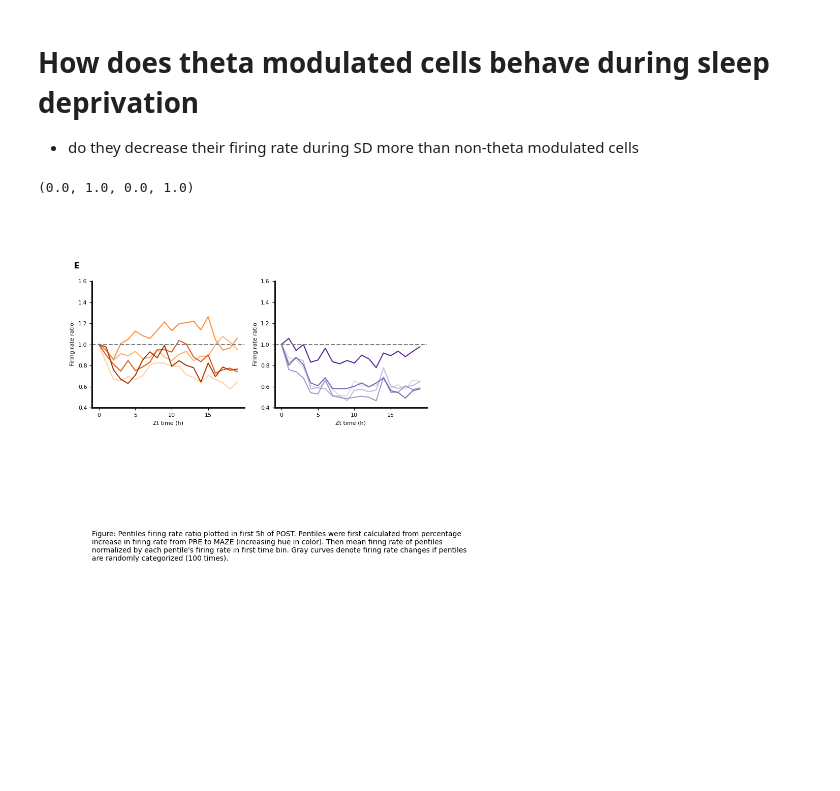
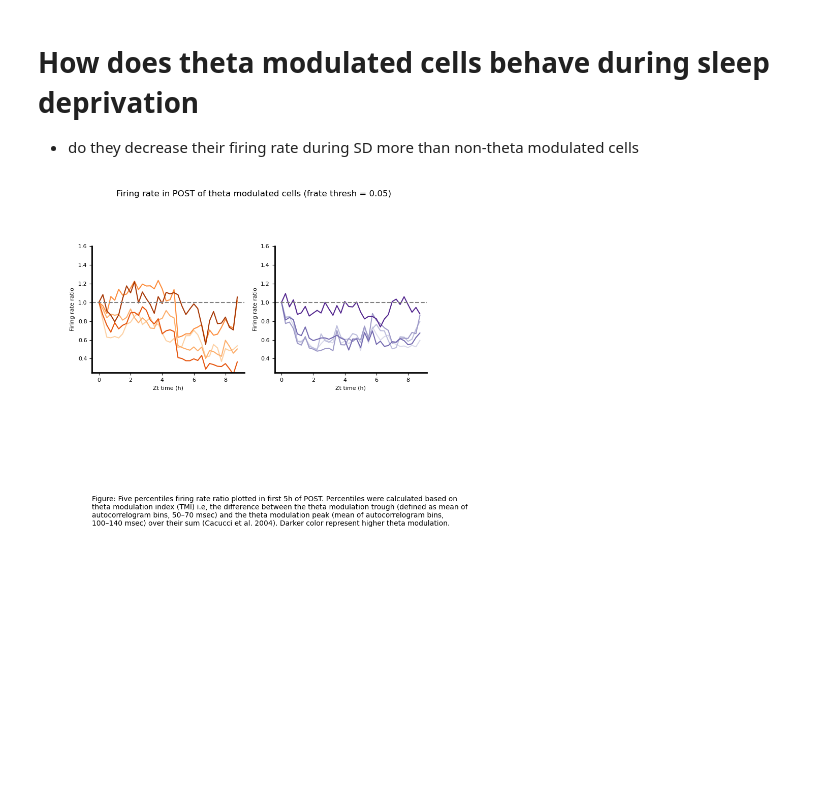
Before and after one commit to bapungiri/NeuroPy, a Jupyter notebook: sleep_deprivation/sd_theta.ipynb, the cells around one changed output. Cells and saved outputs as stored; diff of their text form; code cells hidden in the pictures.

```diff
--- a/sleep_deprivation/sd_theta.ipynb
+++ b/sleep_deprivation/sd_theta.ipynb
@@ -0,0 +14,21 @@
+# %%
+%matplotlib widget
+for sub,sess in enumerate(sessions):
+    maze = sess.paradigm["maze"]
+    post = sess.paradigm['post']
+    maze_neurons = (
+        sess.neurons.get_neuron_type("pyr")
+        .time_slice(maze[0], maze[1])
+        .get_above_firing_rate(0.05)
+    )
+    acg = neurons_util.calculate_neurons_acg(maze_neurons, bin_size=0.001, window_size=0.5)
+    acg_right = acg[:, acg.shape[1] // 2 :]
+    trough, peak = (acg_right[:, 50:70]).sum(axis=1), (acg_right[:, 100:140]).sum(
+        axis=1
+    )
+    tmi = (peak - trough) / (peak + trough)
+
+    norm_acg = gaussian_filter1d(stats.zscore(acg,axis=1),sigma=0.5)
+
+    sort_ind = np.argsort(tmi)
+    plt.pcolormesh(norm_acg[sort_ind,:],cmap='jet')
@@ -26,7 +62,7 @@ for grp, sessions in zip(['sd','nsd'],[sd_sessions,nsd_sessions]):
         maze_neurons = (
             sess.neurons.get_neuron_type("pyr")
             .time_slice(maze[0], maze[1])
-            .get_above_firing_rate(0.1)
+            .get_above_firing_rate(0.05)
         )
         acg = neurons_util.calculate_neurons_acg(maze_neurons, bin_size=0.001, window_size=0.5)
         acg_right = acg[:, acg.shape[1] // 2 :]
@@ -34,12 +70,10 @@ for grp, sessions in zip(['sd','nsd'],[sd_sessions,nsd_sessions]):
             axis=1
         )
         tmi = (peak - trough) / (peak + trough)
-
         quantiles.append(pd.qcut(tmi, q=nQuantiles, labels=False))
-
         neuron_ids_bool = np.isin(sess.neurons.neuron_ids,maze_neurons.neuron_ids)
         binspk = sess.neurons[neuron_ids_bool].time_slice(
-                    post[0], post[0] + 5 * 3600
+                    post[0], post[0] + 9 * 3600
                 ).get_binned_spiketrains(bin_size=bin_size)
         post_frate.append(binspk.spike_counts/bin_size)
 
@@ -64,11 +98,13 @@ for grp, sessions in zip(['sd','nsd'],[sd_sessions,nsd_sessions]):
 theta_mod_frate= pd.melt(
     theta_mod_frate,
     id_vars=["grp", "quantiles"],
-    value_vars=np.arange(20),
+    value_vars=np.arange(36),
     var_name=["bins"],
     value_name="frate",
     ignore_index=True,
 )
+
+theta_mod_frate['bins'] = theta_mod_frate['bins']*(bin_size/3600)
 # %%
 %matplotlib widget
 import seaborn as sns
@@ -78,36 +114,37 @@ figure = Fig()
 fig,gs = figure.draw(grid=(3,2))
 
 colors = list(subjects.sd_colors.values())
 palette = [Oranges_6, Purples_6]
 for i, grp in enumerate(["sd", "nsd"]):
     ax_1v5 = plt.subplot(gs[i])
     df = theta_mod_frate[(theta_mod_frate["grp"] == grp)]
 
     sns.lineplot(
         data=df,
         x="bins",
         y="frate",
         hue="quantiles",
         palette=palette[i].hex_colors[1:],
         legend=None,
         ax=ax_1v5
     )
     # ax_1v5.set_yscale('log')
     ax_1v5.axhline(1,ls='--',color='gray')
-    ax_1v5.set_ylim(bottom=0.4,top=1.6)
+    ax_1v5.set_ylim(bottom=0.25,top=1.6)
     ax_1v5.set_ylabel('Firing rate ratio')
     ax_1v5.set_xlabel('Zt time (h)')
-    if i==0:
-        figure.panel_label(ax_1v5,'E')
+    # if i==0:
+        # figure.panel_label(ax_1v5,'E')
 
 ax_caption = plt.subplot(gs[1, :])
 ax_caption.text(
     0,
     0,
-    "Figure: Pentiles firing rate ratio plotted in first 5h of POST. Pentiles were first calculated from percentage increase in firing rate from PRE to MAZE (increasing hue in color). Then mean firing rate of pentiles normalized by each pentile's firing rate in first time bin. Gray curves denote firing rate changes if pentiles are randomly categorized (100 times).",
+    "Figure: Five percentiles firing rate ratio plotted in first 5h of POST. Percentiles were calculated based on theta modulation index (TMI) i.e, the difference between the theta modulation trough (defined as mean of autocorrelogram bins, 50–70 msec) and the theta modulation peak (mean of autocorrelogram bins, 100–140 msec) over their sum (Cacucci et al. 2004). Darker color represent higher theta modulation.",
     wrap=True,
 )
 ax_caption.axis("off")
+fig.suptitle('Firing rate in POST of theta modulated cells (frate thresh = 0.05)')
+figure.savefig(subjects.figpath_sd/'theta_modulation_frate_POST')
 # %% [output]
-(0.0, 1.0, 0.0, 1.0)
-[figure, old version]
+[figure, new version]
```
Also changed, not shown: parts of 3 cells of this notebook.
